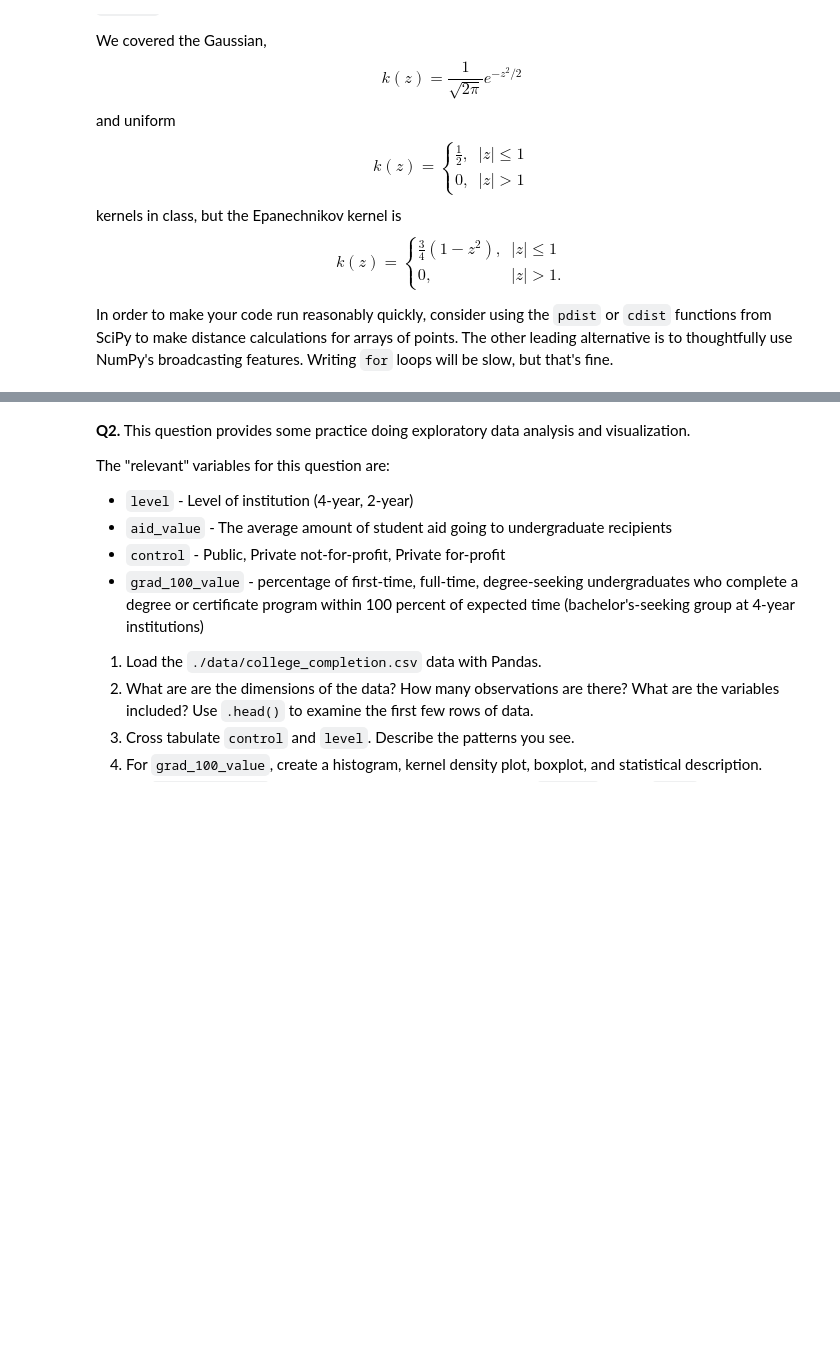
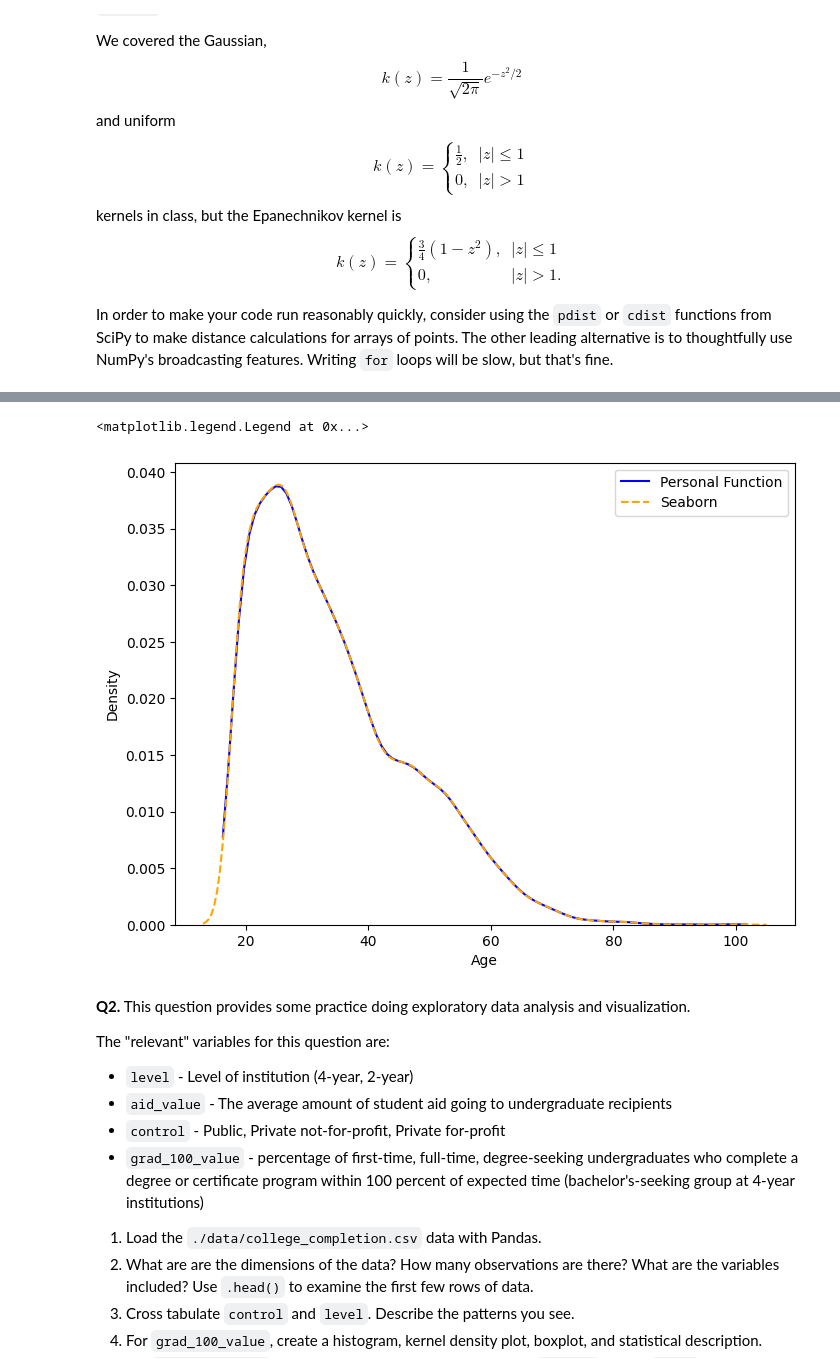
Before and after one commit to miacachion/visualization_assignment, a Jupyter notebook: assignment.ipynb, the cells around one changed output, grey strips where cells are left out. Saved outputs shown, nothing was run; the diff lists cells and outputs as text; code cells hidden in the pictures; blank space fills up the shorter version.

```diff
--- a/assignment.ipynb
+++ b/assignment.ipynb
@@ -40,0 +75,5 @@ import matplotlib.pyplot as plt
+# %%
+# Pretrial Data
+
+df = pd.read_csv('./visualization_assignment/data/pretrial_data.csv')
+df.head()
@@ -41,3 +87,19 @@ import matplotlib.pyplot as plt
+# %%
+# Comparison with Seaborn Plot
+
+data = df["age"].dropna()
+x, y = kd_func(data, kernel="gaussian")
+
+plt.figure(figsize=(8,6))
+plt.plot(x, y, label="Personal Function", color="blue")
+sns.kdeplot(data, label="Seaborn", color="orange", linestyle="--")
+
+plt.xlabel("Age")
+plt.ylabel("Density")
+plt.legend()
+# %% [output]
+<matplotlib.legend.Legend at 0x...>
+[figure, added]
 # %% [markdown]
 **Q2.** This question provides some practice doing exploratory data analysis and visualization.
 
```
Also changed, not shown: parts of 4 cells of this notebook.
